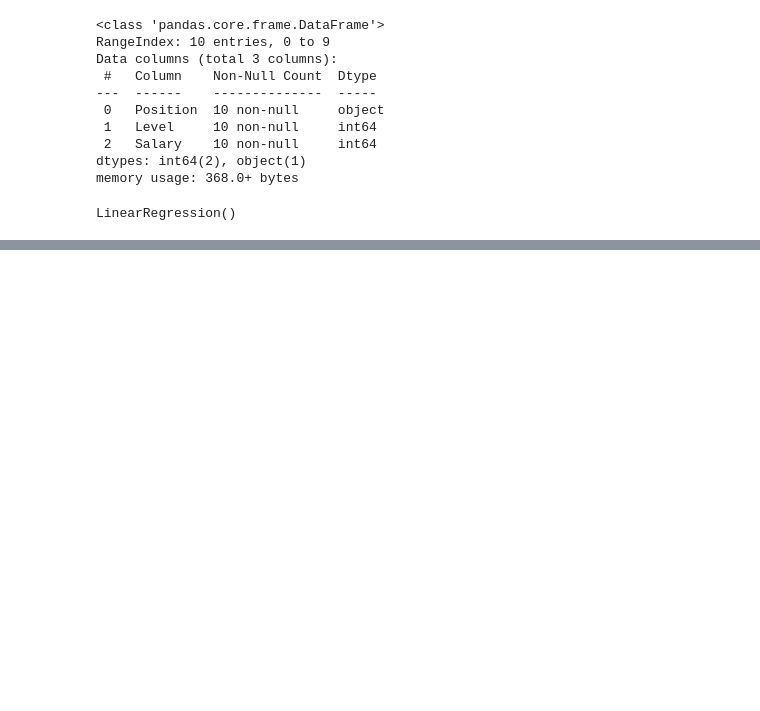
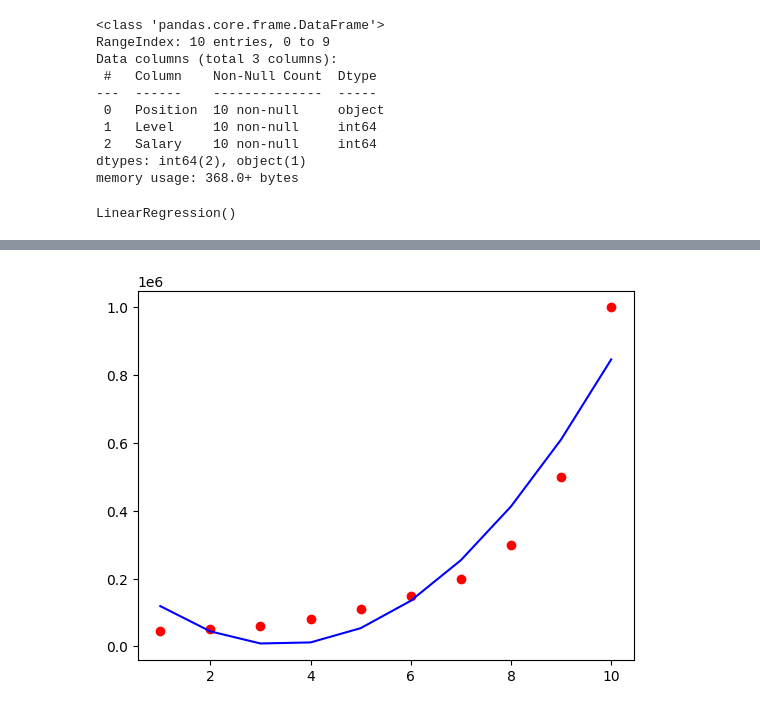
Before and after one commit to laresamdeola/Machine-Learning, a Jupyter notebook: Polynomial_Regression.ipynb, the cells around one changed output, grey strips where cells are left out. Drawn from its saved outputs; the diff is of its cells as text; code cells hidden in the pictures; blank space fills up the shorter version.

```diff
--- a/Polynomial_Regression.ipynb
+++ b/Polynomial_Regression.ipynb
@@ -42,0 +51,6 @@ lin_reg_2.fit(X_poly, y)
+# %%
+plt.scatter(X, y, color="r")
+plt.plot(X, lin_reg_2.predict(X_poly), color="b")
+plt.show()
+# %% [output]
+[figure, added]
```
Also changed, not shown: parts of 2 cells of this notebook.
